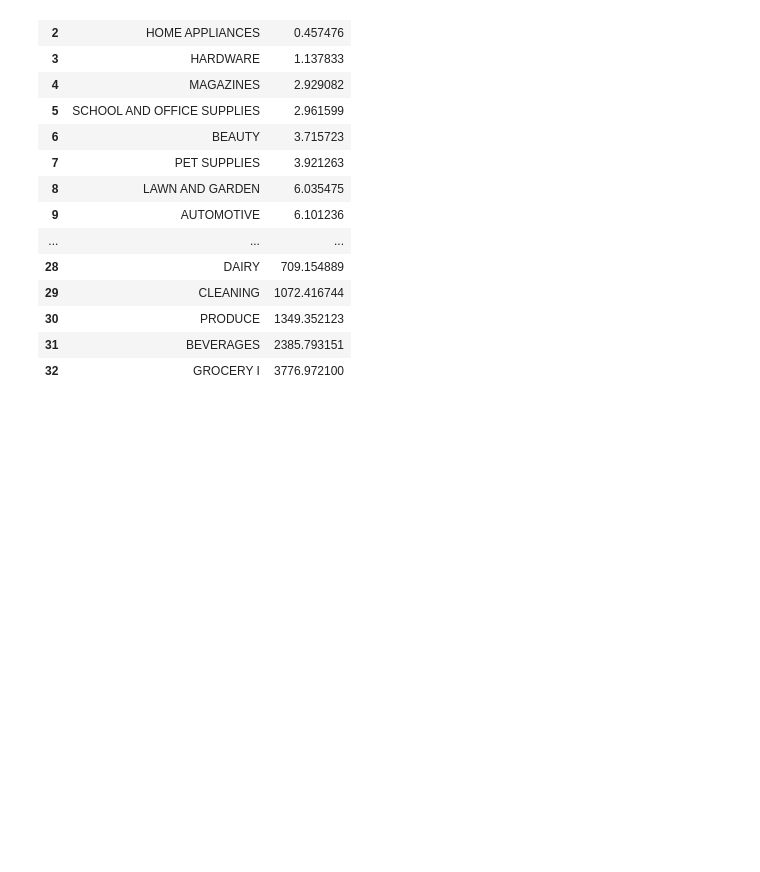
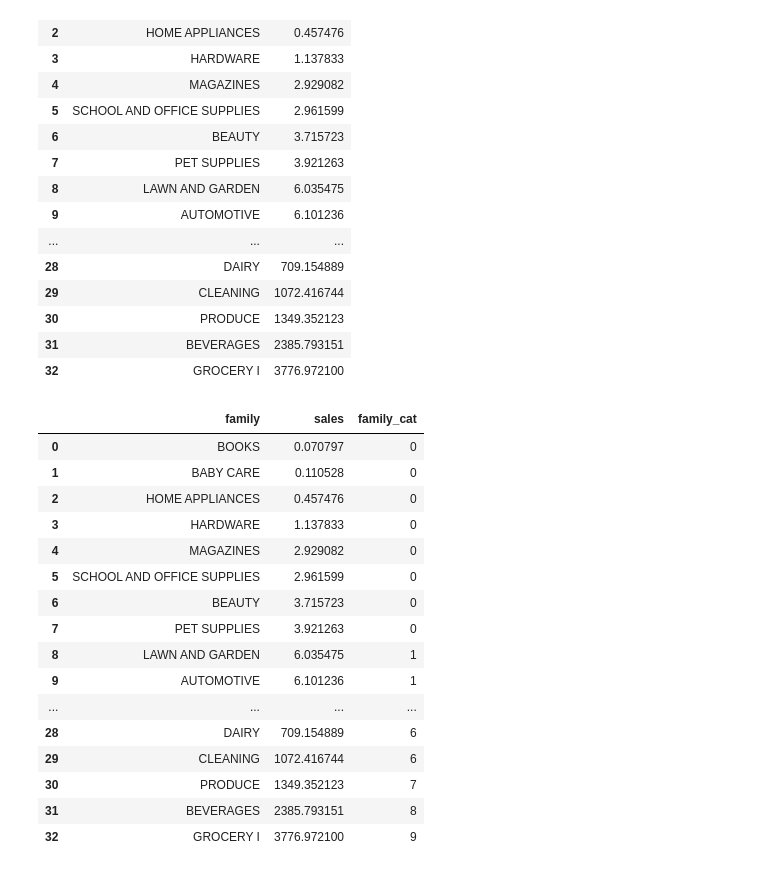
Before and after one commit to mtkrahling/-kaggle_projects, a Jupyter notebook: sales-forecasting_v1_inprog.ipynb, the cells around one changed output. Saved outputs shown, nothing was run; the diff lists cells and outputs as text; code cells hidden in the pictures; blank space fills up the shorter version.

```diff
--- a/sales-forecasting_v1_inprog.ipynb
+++ b/sales-forecasting_v1_inprog.ipynb
@@ -264,0 +239,20 @@ avg_sales_by_family
+# %%
+avg_sales_by_family
+# %% [output]
+|  | family | sales | family_cat |
+| 0 | BOOKS | 0.070797 | 0 |
+| 1 | BABY CARE | 0.110528 | 0 |
+| 2 | HOME APPLIANCES | 0.457476 | 0 |
+| 3 | HARDWARE | 1.137833 | 0 |
+| 4 | MAGAZINES | 2.929082 | 0 |
+| 5 | SCHOOL AND OFFICE SUPPLIES | 2.961599 | 0 |
+| 6 | BEAUTY | 3.715723 | 0 |
+| 7 | PET SUPPLIES | 3.921263 | 0 |
+| 8 | LAWN AND GARDEN | 6.035475 | 1 |
+| 9 | AUTOMOTIVE | 6.101236 | 1 |
+| ... | ... | ... | ... |
+| 28 | DAIRY | 709.154889 | 6 |
+| 29 | CLEANING | 1072.416744 | 6 |
+| 30 | PRODUCE | 1349.352123 | 7 |
+| 31 | BEVERAGES | 2385.793151 | 8 |
+| 32 | GROCERY I | 3776.972100 | 9 |
```
Also changed, not shown: parts of 15 cells of this notebook.
